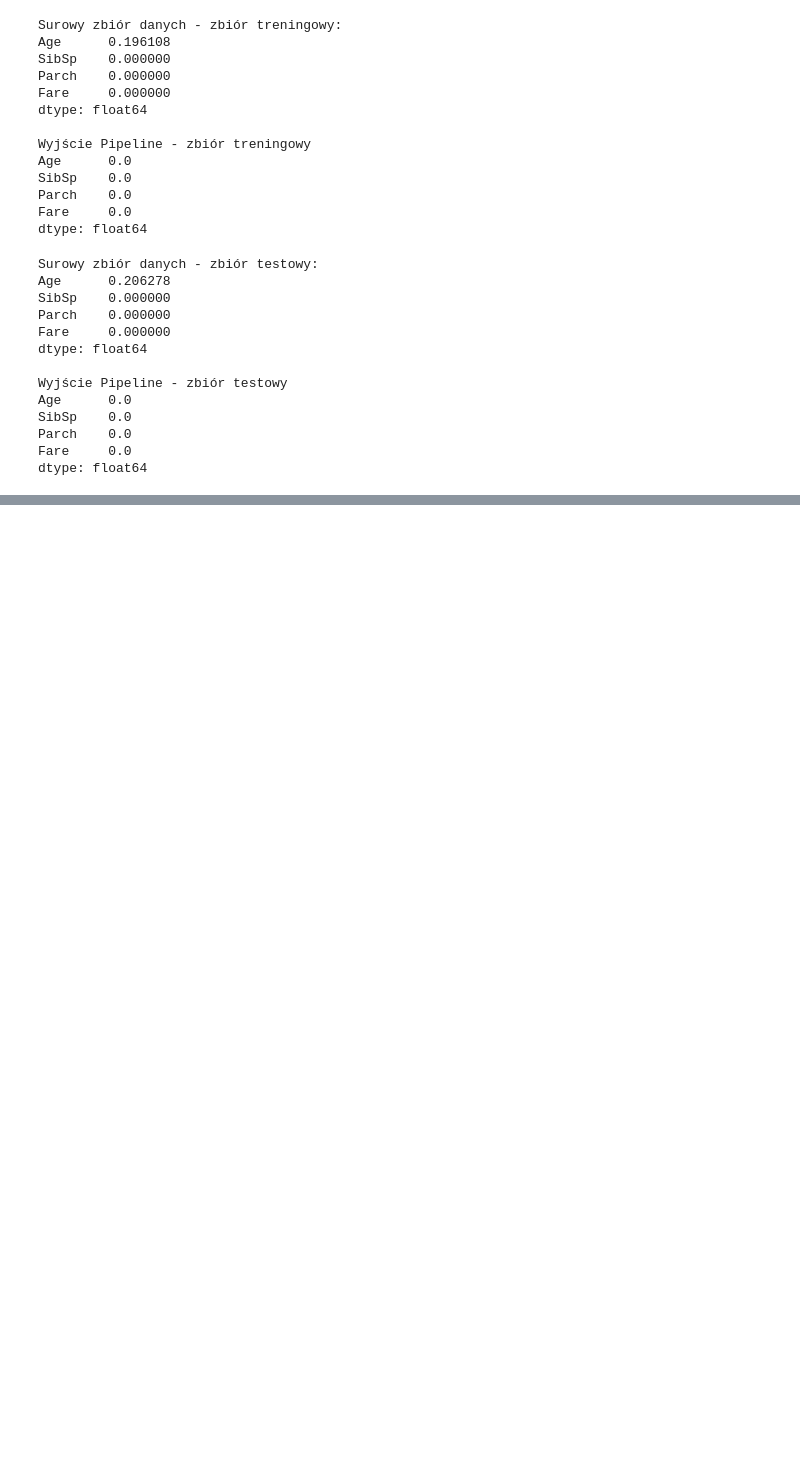
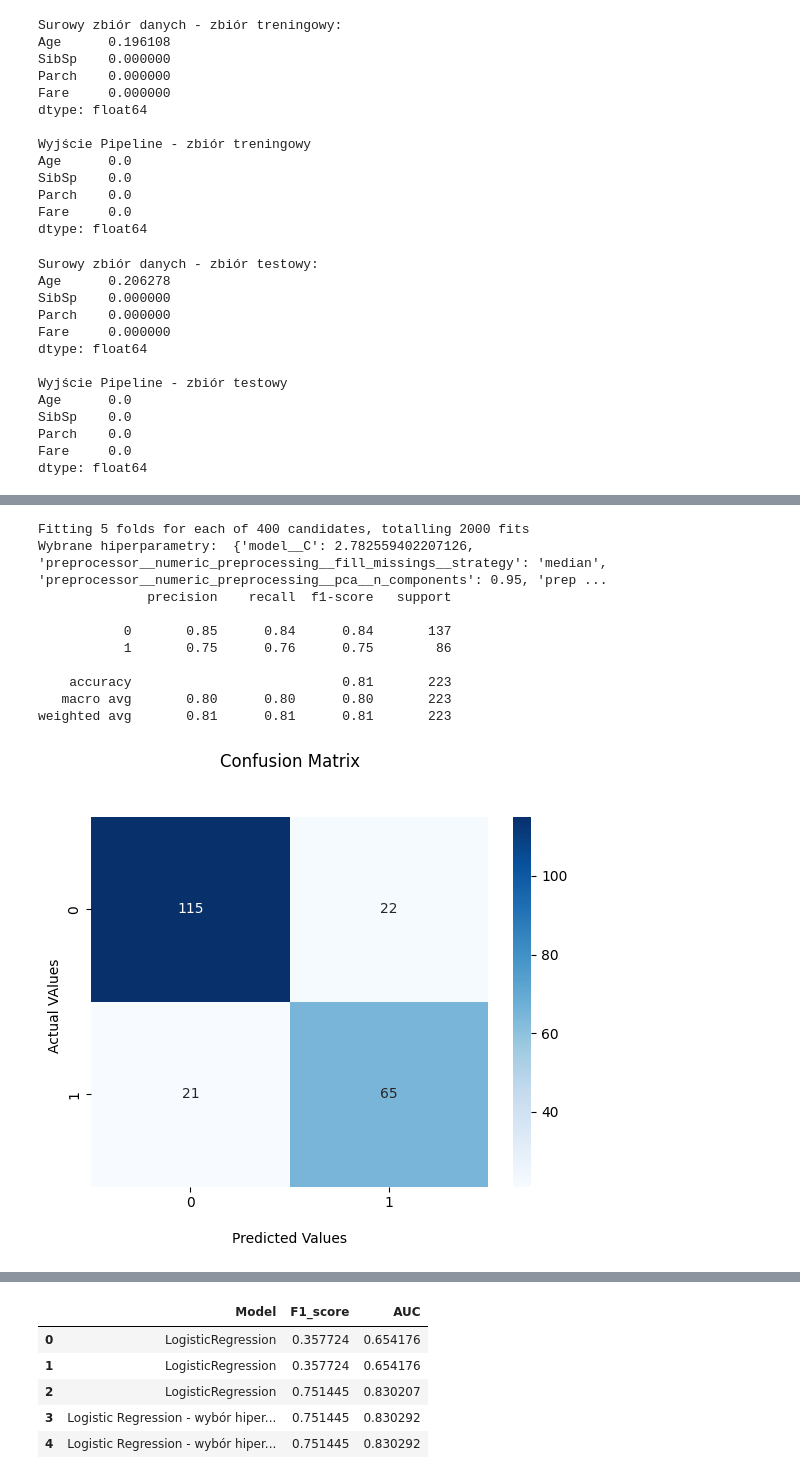
Before and after one commit to karolabramekkodilla/learning-git, a Jupyter notebook: 15.Pipelines/pipeline.ipynb, the cells around one changed output, grey strips where cells are left out. Cells and saved outputs as stored; diff of their text form; code cells hidden in the pictures; blank space fills up the shorter version.

```diff
--- a/15.Pipelines/pipeline.ipynb
+++ b/15.Pipelines/pipeline.ipynb
@@ -91,0 +301,4 @@ dtype: float64
+# %%
+model_pipeline_v3 = Pipeline(steps=[('preprocessor', data_preparation),
+                                    ('model', LogisticRegression(max_iter=10000))])
+list(model_pipeline_v3.get_params().keys())
@@ -91,0 +323,24 @@ dtype: float64
+# %%
+params = {
+    'preprocessor__numeric_preprocessing__fill_missings__strategy':['mean','median'],
+    'preprocessor__numeric_preprocessing__polynomial_features__degree':[1,2,3,4],
+    'preprocessor__numeric_preprocessing__pca__n_components':[0.85,0.90,0.95,0.99,0.99999],
+    'model__C':np.logspace(-4,4,10)
+}
+grid_search = GridSearchCV(model_pipeline_v3,params, cv=5,n_jobs=-1,verbose=5, scoring='f1_macro')
+grid_search.fit(X_train,y_train)
+print('Wybrane hiperparametry: ', grid_search.best_params_)
+model_v3 = grid_search.best_estimator_
+calculate_metrics(model_v3, 'Logistic Regression - wybór hiperparametrów', X_test, y_test)
+# %% [output]
+Fitting 5 folds for each of 400 candidates, totalling 2000 fits
+Wybrane hiperparametry:  {'model__C': 2.782559402207126, 'preprocessor__numeric_preprocessing__fill_missings__strategy': 'median', 'preprocessor__numeric_preprocessing__pca__n_components': 0.95, 'prep ...
+              precision    recall  f1-score   support
+
+           0       0.85      0.84      0.84       137
+           1       0.75      0.76      0.75        86
+
+    accuracy                           0.81       223
+   macro avg       0.80      0.80      0.80       223
+weighted avg       0.81      0.81      0.81       223
+[figure, added]
@@ -91,0 +348,6 @@ dtype: float64
+|  | Model | F1_score | AUC |
+| 0 | LogisticRegression | 0.357724 | 0.654176 |
+| 1 | LogisticRegression | 0.357724 | 0.654176 |
+| 2 | LogisticRegression | 0.751445 | 0.830207 |
+| 3 | Logistic Regression - wybór hiper... | 0.751445 | 0.830292 |
+| 4 | Logistic Regression - wybór hiper... | 0.751445 | 0.830292 |
```
Also changed, not shown: parts of 10 cells of this notebook, 11 other files.
